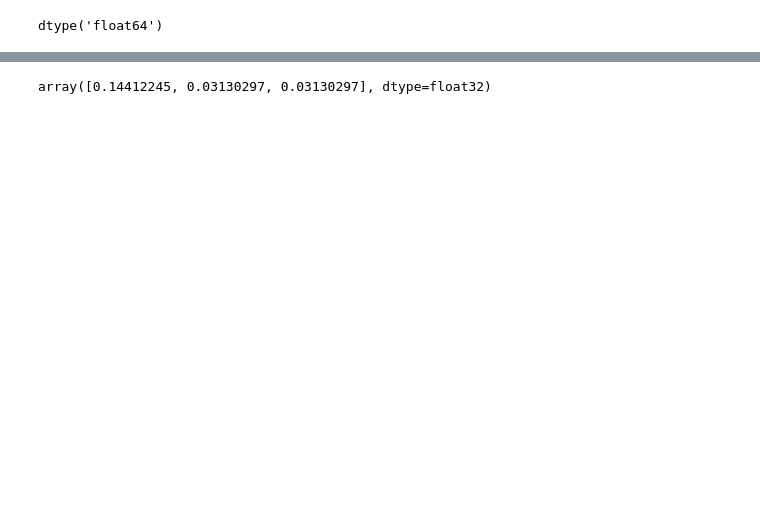
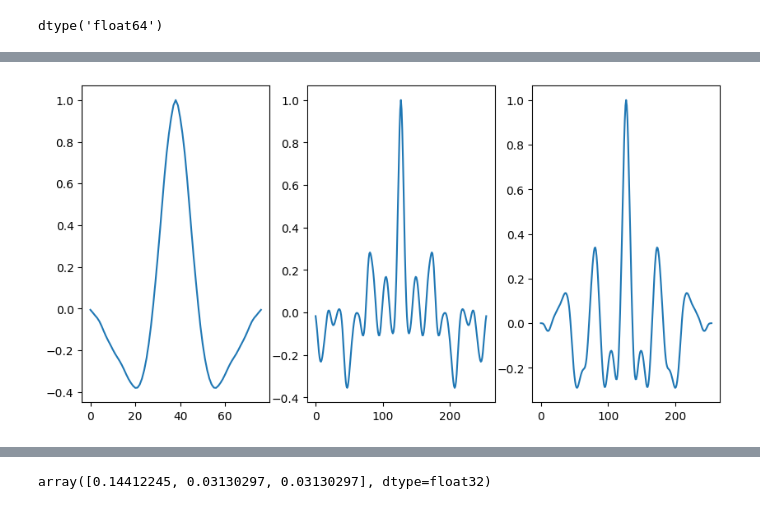
Before and after one commit to Jhko725/ProteinStructureReconstruction.jl, a Jupyter notebook: notebooks/analyze_sim.ipynb, the cells around one changed output, grey strips where cells are left out. Saved outputs shown, nothing was run; the diff lists cells and outputs as text; code cells hidden in the pictures; blank space fills up the shorter version.

```diff
--- a/notebooks/analyze_sim.ipynb
+++ b/notebooks/analyze_sim.ipynb
@@ -29,0 +167,36 @@ dtype('float64')
+# %%
+import jax
+import jax.numpy as jnp
+import scipy.signal as scsignal
+from jax.scipy.signal import correlate
+
+
+def determine_characteristic_size(img) -> tuple[list[int], list[np.ndarray]]:
+    img_ = img - np.mean(img)
+    autocorr = scsignal.correlate(img_, img_, mode="full")
+    sizes = []
+    autocorrelations = []
+    for i in range(autocorr.ndim):
+        autocorr_1d = np.mean(
+            autocorr, axis=tuple(j for j in range(autocorr.ndim) if j != i)
+        )
+        autocorr_1d = autocorr_1d / np.max(autocorr_1d)
+        autocorrelations.append(autocorr_1d)
+        sizes.append(np.sum(autocorr_1d - 0.5 >= 0))
+    return sizes, autocorrelations
+
+
+@jax.jit
+def determine_characteristic_size_jax(img) -> tuple[list[int], list[np.ndarray]]:
+    img_ = img - jnp.mean(img)
+    autocorr = correlate(img_, img_, mode="full", method="fft")
+    sizes = []
+    autocorrelations = []
+    for i in range(autocorr.ndim):
+        autocorr_1d = jnp.mean(
+            autocorr, axis=tuple(j for j in range(autocorr.ndim) if j != i)
+        )
+        autocorr_1d = autocorr_1d / jnp.max(autocorr_1d)
+        autocorrelations.append(autocorr_1d)
+        sizes.append(jnp.sum(autocorr_1d - 0.5 >= 0))
+    return sizes, autocorrelations
@@ -29,0 +216,10 @@ dtype('float64')
+# %%
+sizes, autocorrs = determine_characteristic_size_jax(
+    jnp.asarray(data[0, :, 128:256, :128])
+)
+
+fig, axes = plt.subplots(1, len(autocorrs), figsize=(10, 5))
+for i, ax in enumerate(axes):
+    ax.plot(autocorrs[i])
+# %% [output]
+[figure, added]
```
Also changed, not shown: parts of 37 cells of this notebook, 2 other files.
